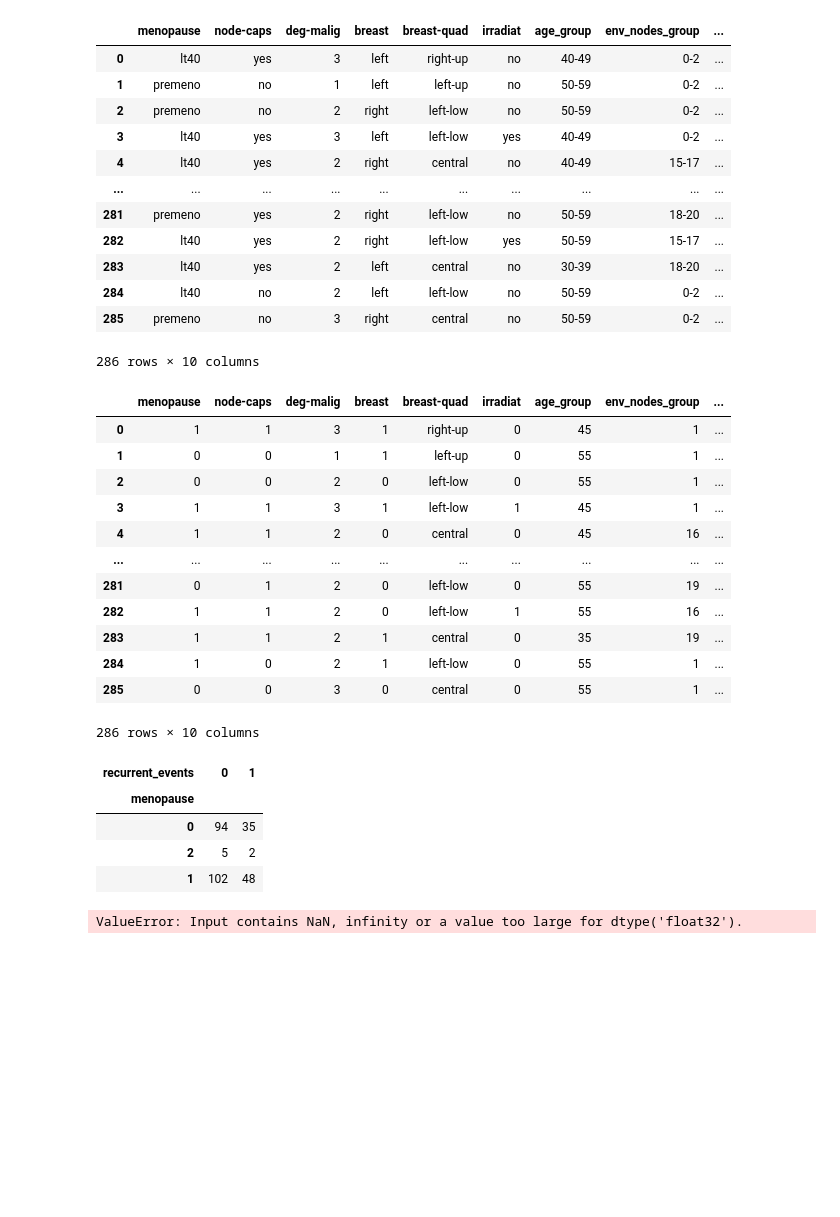
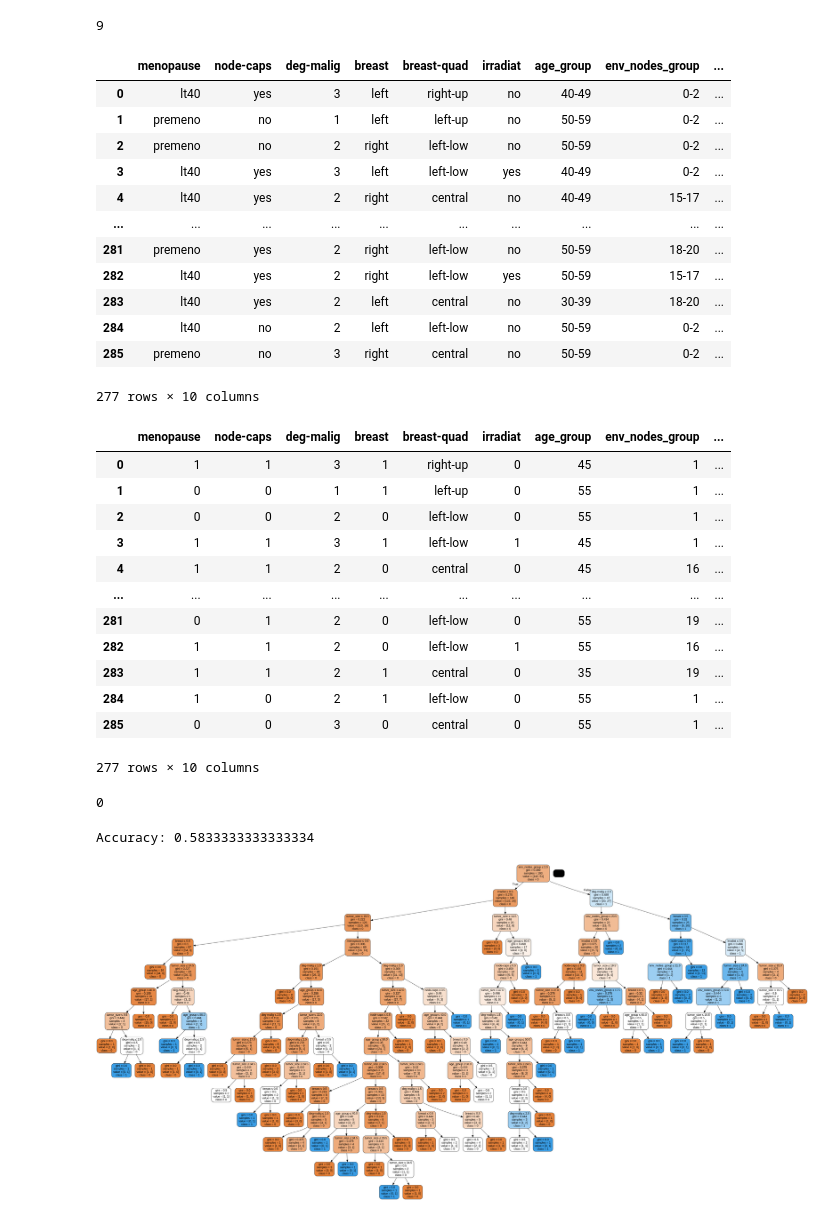
Before and after one commit to ParamedicLoaf/Projeto_2, a Jupyter notebook: Projeto 2.ipynb, the cells around one changed output. Cells and saved outputs as stored; diff of their text form; code cells hidden in the pictures; blank space fills up the shorter version.

```diff
--- a/Projeto 2.ipynb
+++ b/Projeto 2.ipynb
@@ -8,9 +8,16 @@ from sklearn.tree import export_graphviz
 from six import StringIO
 from IPython.display import Image
 import pydotplus
+# %%
+dados = pd.read_csv('breast_cancer_diagnosis.csv')
+dados.isnull().sum().sum()
+# %% [output]
+9
 # %%
 # Carregando os dados
 dados = pd.read_csv('breast_cancer_diagnosis.csv')
+#Como o numero de NaNs e relavtivamente baixo quando comparados ao tamanho da database, decidimos exlui-las
+dados = dados.dropna()
 
 #Juntando colunas categóricas separadas
 dados['age_group'] = dados['Start Age'].astype('string') + '-' + dados['End Age'].astype('string')
@@ -76,25 +83,8 @@ dados
 | 283 | lt40 | yes | 2 | left | central | no | 30-39 | 18-20 | ... |
 | 284 | lt40 | no | 2 | left | left-low | no | 50-59 | 0-2 | ... |
 | 285 | premeno | no | 3 | right | central | no | 50-59 | 0-2 | ... |
-286 rows × 10 columns
+277 rows × 10 columns
 # %%
-# Carregando os dados
-dados = pd.read_csv('breast_cancer_diagnosis.csv')
-
-#Juntando colunas categóricas separadas
-dados['age_group'] = dados['Start Age'].astype('string') + '-' + dados['End Age'].astype('string')
-dados['env_nodes_group'] = dados['Start_env_nodes'].astype('string') + '-' + dados['end_env_nodes'].astype('string')
-dados['tumor_size'] = dados['Start tumor size'].astype('string') + '-' + dados['End tumor size'].astype('string')
-
-del dados['End Age']
-del dados['Start Age']
-del dados['Start_env_nodes']
-del dados['end_env_nodes']
-del dados['Start tumor size']
-del dados['End tumor size']
-
-target = dados.pop('Class')
-dados.insert(9,'Class',target)
 
 #Ajustando os tipos de variáveis
 dados['menopause'] = dados['menopause'].astype('category')
@@ -124,14 +114,13 @@ dados['env_nodes_group'].cat.categories = ['1', '4', '7', '10', '16', '19', '22'
 dados['tumor_size'] = dados['tumor_size'].astype('category')
 dados['tumor_size'].cat.categories = ['2', '7', '12', '17', '22', '27', '32', '37', '42', '47', '52']
 
-dados['Class'] = dados['Class'].astype('category')
-dados['Class'].cat.categories = ['no-recurrence-events', 'recurrence-events']
+dados['recurrent_events'] = dados['recurrent_events'].astype('category')
+dados['recurrent_events'].cat.categories = ['no-recurrence-events', 'recurrence-events']
 
 #Melhorando a visualização da variável target
 map_dictionary = {'recurrence-events' : 1, 'no-recurrence-events' : 0}
-dados['Class'] = dados['Class'].map(map_dictionary)
+dados['recurrent_events'] = dados['recurrent_events'].map(map_dictionary)
 
-dados.rename(columns = {'Class':'recurrent_events'}, inplace=True)
 
 dados
 # %% [output]
@@ -147,39 +136,36 @@ dados
 | 283 | 1 | 1 | 2 | 1 | central | 0 | 35 | 19 | ... |
 | 284 | 1 | 0 | 2 | 1 | left-low | 0 | 55 | 1 | ... |
 | 285 | 0 | 0 | 3 | 0 | central | 0 | 55 | 1 | ... |
-286 rows × 10 columns
+277 rows × 10 columns
 # %%
 crosstabs = []
 for coluna in dados:
     x = pd.crosstab(dados[coluna],dados['recurrent_events'])
     crosstabs.append(x)
-crosstabs[0]
+dados.isnull().sum().sum()
 # %% [output]
-| recurrent_events | 0 | 1 |
-| menopause |  |  |
-| 0 | 94 | 35 |
-| 2 | 5 | 2 |
-| 1 | 102 | 48 |
+0
 # %%
 features = ['menopause','node-caps','deg-malig','breast','irradiat','age_group','env_nodes_group','tumor_size']
 X = dados[features]
 y = dados.recurrent_events
 
 X_train, X_test, y_train, y_test = train_test_split(X, y, test_size=0.3, random_state=1) # 70% training and 30% test
 
 clf = DecisionTreeClassifier()
 clf.fit(X_train,y_train)
 
 y_pred = clf.predict(X_test)
 
 print("Accuracy:",metrics.accuracy_score(y_test, y_pred))
 
 dot_data = StringIO()
 export_graphviz(clf, out_file=dot_data,
                 filled=True, rounded=True,
-                special_characters=True,feature_names = feature_cols,class_names=['0','1'])
+                special_characters=True,feature_names = features,class_names=['0','1'])
 graph = pydotplus.graph_from_dot_data(dot_data.getvalue())
 graph.write_png('Cancer.png')
 Image(graph.create_png())
 # %% [output]
-ValueError: Input contains NaN, infinity or a value too large for dtype('float32').
+Accuracy: 0.5833333333333334
+[figure, added]
```
